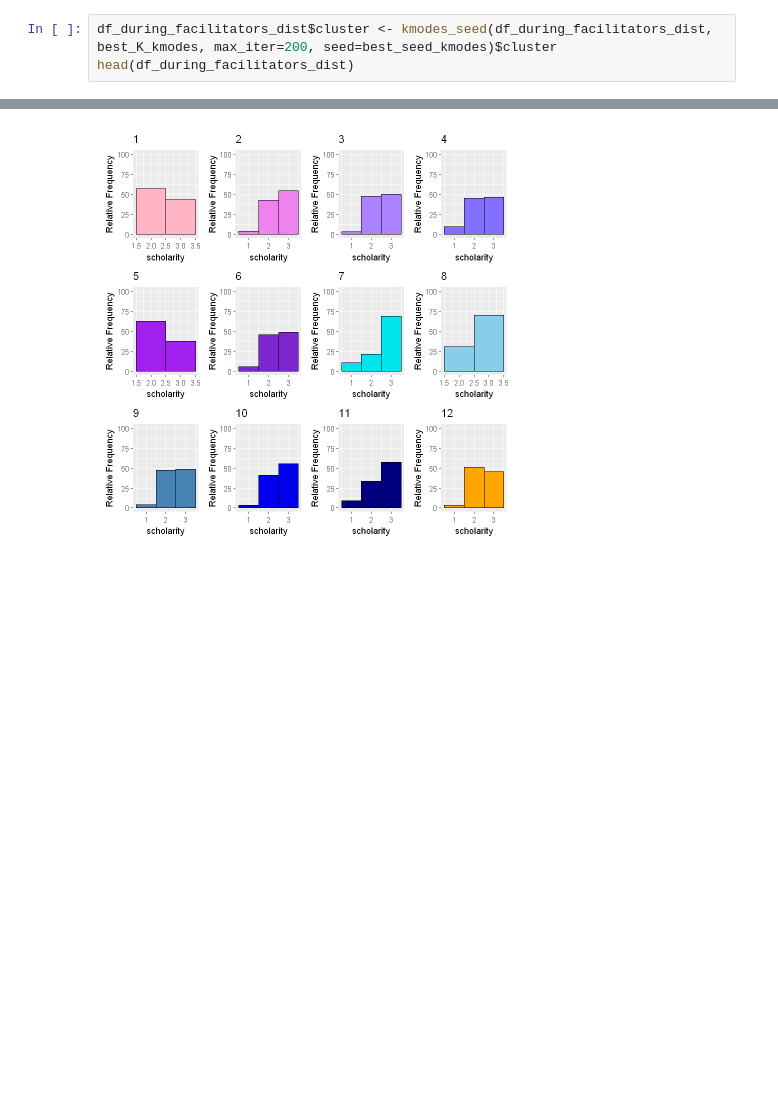
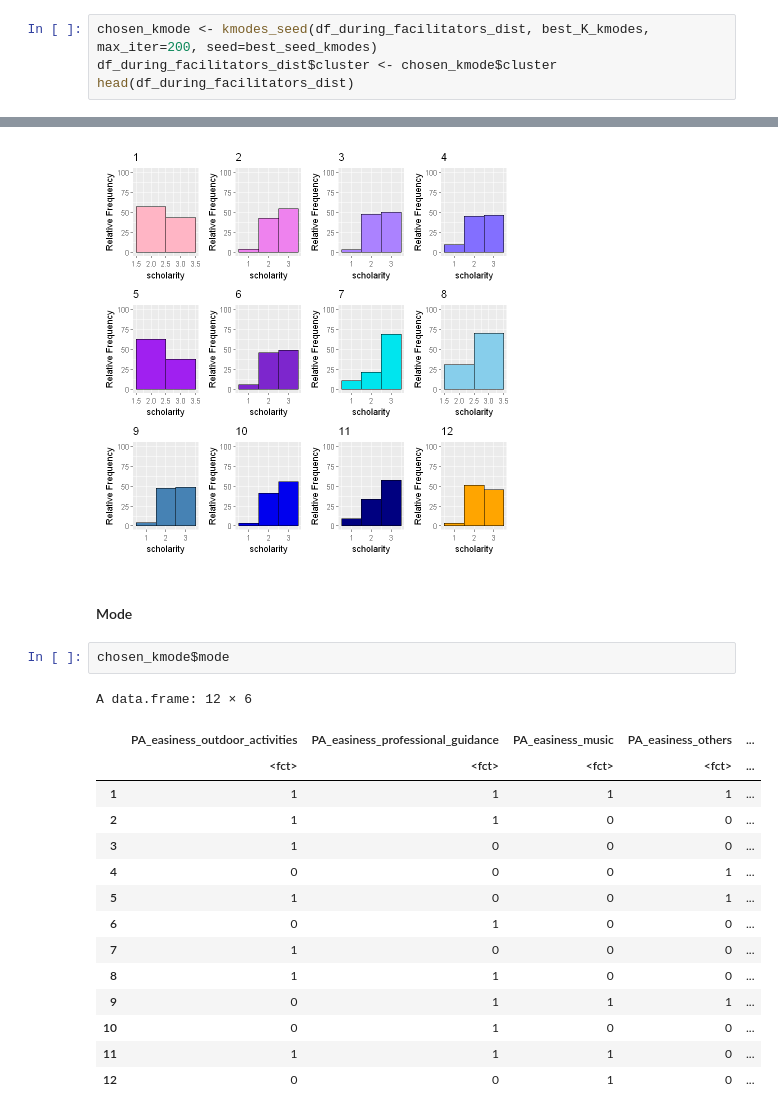
Before and after one commit to LASOS-INT/Barreiras-e-Facilitadores, a Jupyter notebook: R-notebooks/Clustering/facilitators/facilitators_clustering_kmodes_silhouette.ipynb, the cells around one changed output, grey strips where cells are left out. Cells and saved outputs as stored; diff of their text form; blank space fills up the shorter version.

Commit message:
modes

```diff
--- a/R-notebooks/Clustering/facilitators/facilitators_clustering_kmodes_silhouette.ipynb
+++ b/R-notebooks/Clustering/facilitators/facilitators_clustering_kmodes_silhouette.ipynb
@@ -188,7 +200,8 @@ print(max(scs[, best_K_kmodes-1]))
 # %% [markdown]
 ## Exploring Kmodes best k
 # %%
-df_during_facilitators_dist$cluster <- kmodes_seed(df_during_facilitators_dist, best_K_kmodes, max_iter=200, seed=best_seed_kmodes)$cluster
+chosen_kmode <- kmodes_seed(df_during_facilitators_dist, best_K_kmodes, max_iter=200, seed=best_seed_kmodes)
+df_during_facilitators_dist$cluster <- chosen_kmode$cluster
 head(df_during_facilitators_dist)
 # %% [output]
 A data.frame: 6 × 7
@@ -464,3 +477,23 @@ for(cl in 1:best_K_kmodes){
 wrap_plots(myplots)
 # %% [output]
 [figure]
+# %% [markdown]
+#### Mode
+# %%
+chosen_kmode$mode
+# %% [output]
+A data.frame: 12 × 6
+|  | PA_easiness_outdoor_activities | PA_easiness_professional_guidance | PA_easiness_music | PA_easiness_others | ... |
+|  | <fct> | <fct> | <fct> | <fct> | ... |
+| 1 | 1 | 1 | 1 | 1 | ... |
+| 2 | 1 | 1 | 0 | 0 | ... |
+| 3 | 1 | 0 | 0 | 0 | ... |
+| 4 | 0 | 0 | 0 | 1 | ... |
+| 5 | 1 | 0 | 0 | 1 | ... |
+| 6 | 0 | 1 | 0 | 0 | ... |
+| 7 | 1 | 0 | 0 | 0 | ... |
+| 8 | 1 | 1 | 0 | 0 | ... |
+| 9 | 0 | 1 | 1 | 1 | ... |
+| 10 | 0 | 1 | 0 | 0 | ... |
+| 11 | 1 | 1 | 1 | 0 | ... |
+| 12 | 0 | 0 | 1 | 0 | ... |
```
Also changed, not shown: parts of 2 cells of this notebook, 7 other files.
